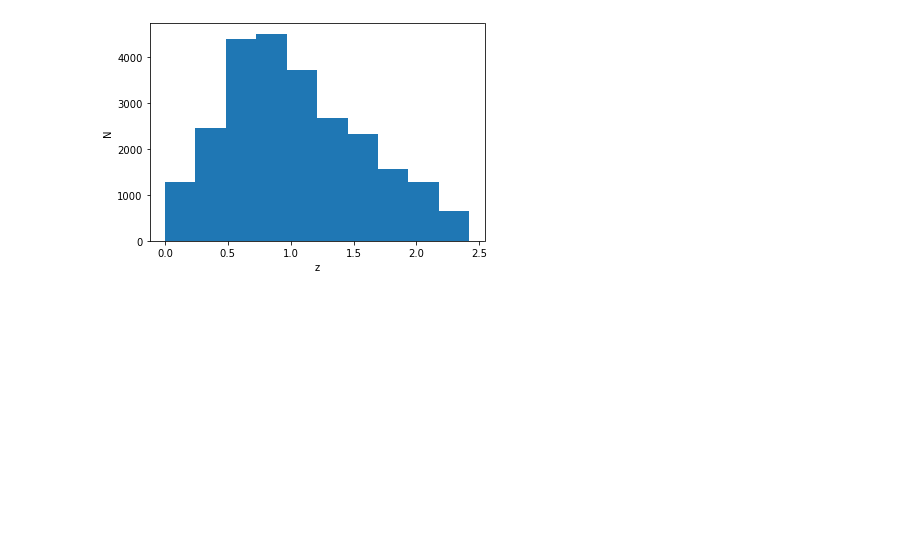
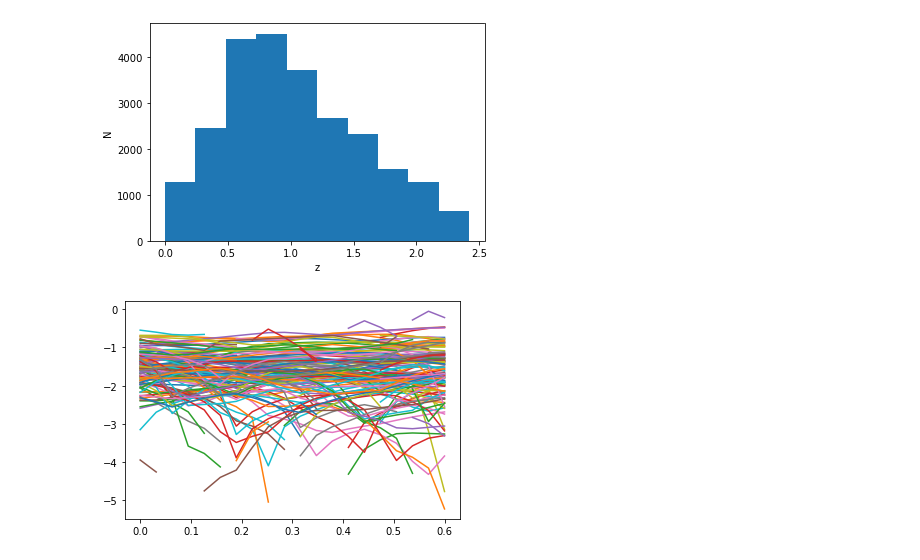
Before and after one commit to harcel/PostStarBursts, a Jupyter notebook: PSB_halos.ipynb, the cells around one changed output. Cells and saved outputs as stored; diff of their text form; code cells hidden in the pictures; blank space fills up the shorter version.

```diff
--- a/PSB_halos.ipynb
+++ b/PSB_halos.ipynb
@@ -218,3 +216,24 @@ plt.ylabel('N')
 # %% [output]
 Text(0, 0.5, 'N')
 [figure]
+# %%
+def select_range(df, ranges={}):
+    """Select rows from df, filtered for values of the
+    columns (keys of ranges dict) between min and max
+    specified as values of dict. E.g.:
+    select_range(df, {'x':[0,10]})
+    will return all rows of df for which 0 < df.x < 10
+    as a new dataframe"""
+
+    for col in ranges.keys():
+        df = df[((df[col] > ranges[col][0]) & (df[col] < ranges[col][1]))]
+
+    return df
+# %%
+ss = select_range(PSB_hist, {'z':[0.5,1], 'log_Mstar':[10.25,10.5]})
+
+for id_psb in np.unique(ss.PSB_index):
+    p = ss[ss.PSB_index == id_psb]
+    plt.plot(p['t-t_burst'], np.log10(p.psb_mgas_sf_30)-p.log_Mstar)
+# %% [output]
+[figure, added]
```
Also changed, not shown: parts of 2 cells of this notebook.
